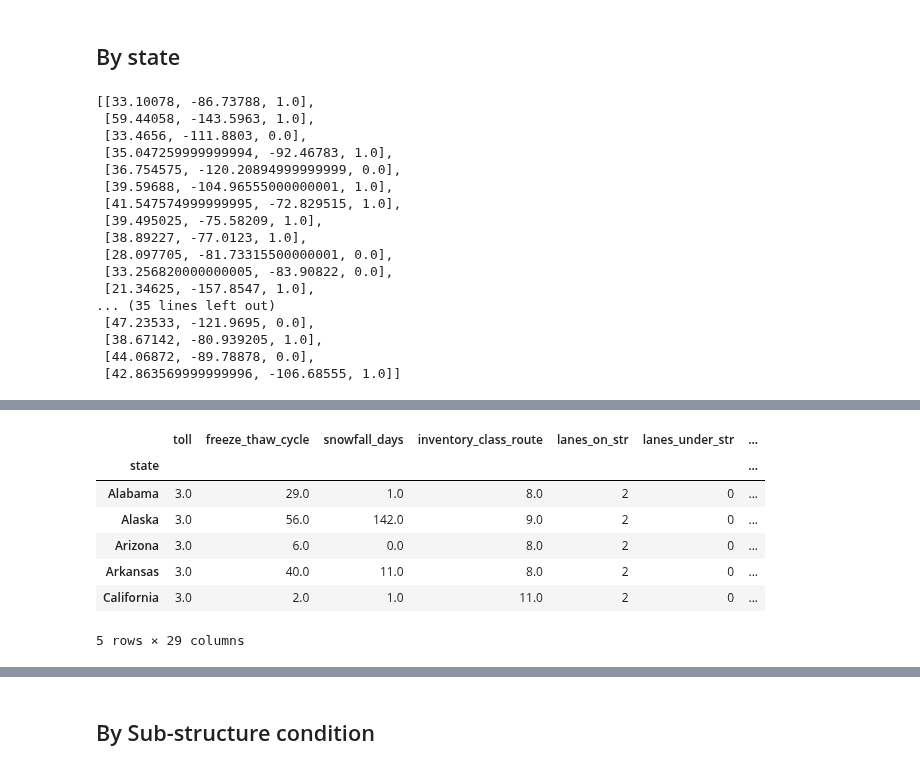
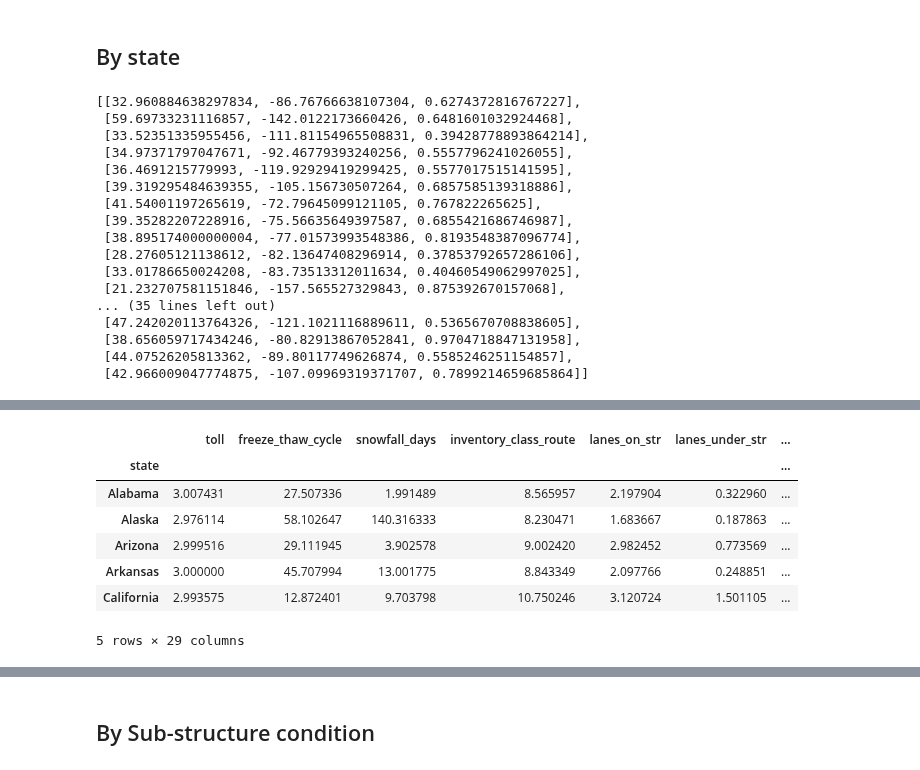
Before and after one commit to Milenaafeworki/Bridges-Condition-Classification, a Jupyter notebook: Visualizations.ipynb, the cells around one changed output, grey strips where cells are left out. Saved outputs shown, nothing was run; the diff lists cells and outputs as text; code cells hidden in the pictures.

```diff
--- a/Visualizations.ipynb
+++ b/Visualizations.ipynb
@@ -348,42 +348,42 @@ m = folium.Map(location=[40,-100], tiles="OpenStreetMap", zoom_start=4)
 # %% [markdown]
 ## By state
 # %%
-data = df2.groupby('state').median()[['latitude', 'longitude', 'bridge_condition']].values.tolist()
+data = df2.groupby('state').mean()[['latitude', 'longitude', 'bridge_condition']].values.tolist()
 data
 # %% [output]
-[[33.10078, -86.73788, 1.0],
- [59.44058, -143.5963, 1.0],
- [33.4656, -111.8803, 0.0],
- [35.047259999999994, -92.46783, 1.0],
- [36.754575, -120.20894999999999, 0.0],
- [39.59688, -104.96555000000001, 1.0],
- [41.547574999999995, -72.829515, 1.0],
- [39.495025, -75.58209, 1.0],
- [38.89227, -77.0123, 1.0],
- [28.097705, -81.73315500000001, 0.0],
- [33.256820000000005, -83.90822, 0.0],
- [21.34625, -157.8547, 1.0],
+[[32.960884638297834, -86.76766638107304, 0.6274372816767227],
+ [59.69733231116857, -142.0122173660426, 0.6481601032924468],
+ [33.52351335955456, -111.81154965508831, 0.39428778893864214],
+ [34.97371797047671, -92.46779393240256, 0.5557796241026055],
+ [36.4691215779993, -119.92929419299425, 0.5577017515141595],
+ [39.319295484639355, -105.156730507264, 0.6857585139318886],
+ [41.54001197265619, -72.79645099121105, 0.767822265625],
+ [39.35282207228916, -75.56635649397587, 0.6855421686746987],
+ [38.895174000000004, -77.01573993548386, 0.8193548387096774],
+ [28.27605121138612, -82.13647408296914, 0.37853792657286106],
+ [33.01786650024208, -83.73513312011634, 0.40460549062997025],
+ [21.232707581151846, -157.565527329843, 0.875392670157068],
 ... (35 lines left out)
- [47.23533, -121.9695, 0.0],
- [38.67142, -80.939205, 1.0],
- [44.06872, -89.78878, 0.0],
- [42.863569999999996, -106.68555, 1.0]]
+ [47.242020113764326, -121.1021116889611, 0.5365670708838605],
+ [38.656059717434246, -80.82913867052841, 0.9704718847131958],
+ [44.07526205813362, -89.80117749626874, 0.5585246251154857],
+ [42.966009047774875, -107.09969319371707, 0.7899214659685864]]
 # %%
 HeatMap(data = data).add_to(m)
 display(m)
 # %% [output]
 [interactive output not drawn]
 # %%
-states_df = df2.groupby('state').median()
+states_df = df2.groupby('state').mean()
 states_df.head()
 # %% [output]
 |  | toll | freeze_thaw_cycle | snowfall_days | inventory_class_route | lanes_on_str | lanes_under_str | ... |
 | state |  |  |  |  |  |  | ... |
-| Alabama | 3.0 | 29.0 | 1.0 | 8.0 | 2 | 0 | ... |
-| Alaska | 3.0 | 56.0 | 142.0 | 9.0 | 2 | 0 | ... |
-| Arizona | 3.0 | 6.0 | 0.0 | 8.0 | 2 | 0 | ... |
-| Arkansas | 3.0 | 40.0 | 11.0 | 8.0 | 2 | 0 | ... |
-| California | 3.0 | 2.0 | 1.0 | 11.0 | 2 | 0 | ... |
+| Alabama | 3.007431 | 27.507336 | 1.991489 | 8.565957 | 2.197904 | 0.322960 | ... |
+| Alaska | 2.976114 | 58.102647 | 140.316333 | 8.230471 | 1.683667 | 0.187863 | ... |
+| Arizona | 2.999516 | 29.111945 | 3.902578 | 9.002420 | 2.982452 | 0.773569 | ... |
+| Arkansas | 3.000000 | 45.707994 | 13.001775 | 8.843349 | 2.097766 | 0.248851 | ... |
+| California | 2.993575 | 12.872401 | 9.703798 | 10.750246 | 3.120724 | 1.501105 | ... |
 5 rows × 29 columns
 # %%
 states_df = states_df.reset_index()
```
Also changed, not shown: parts of 14 cells of this notebook, 1 other file.
